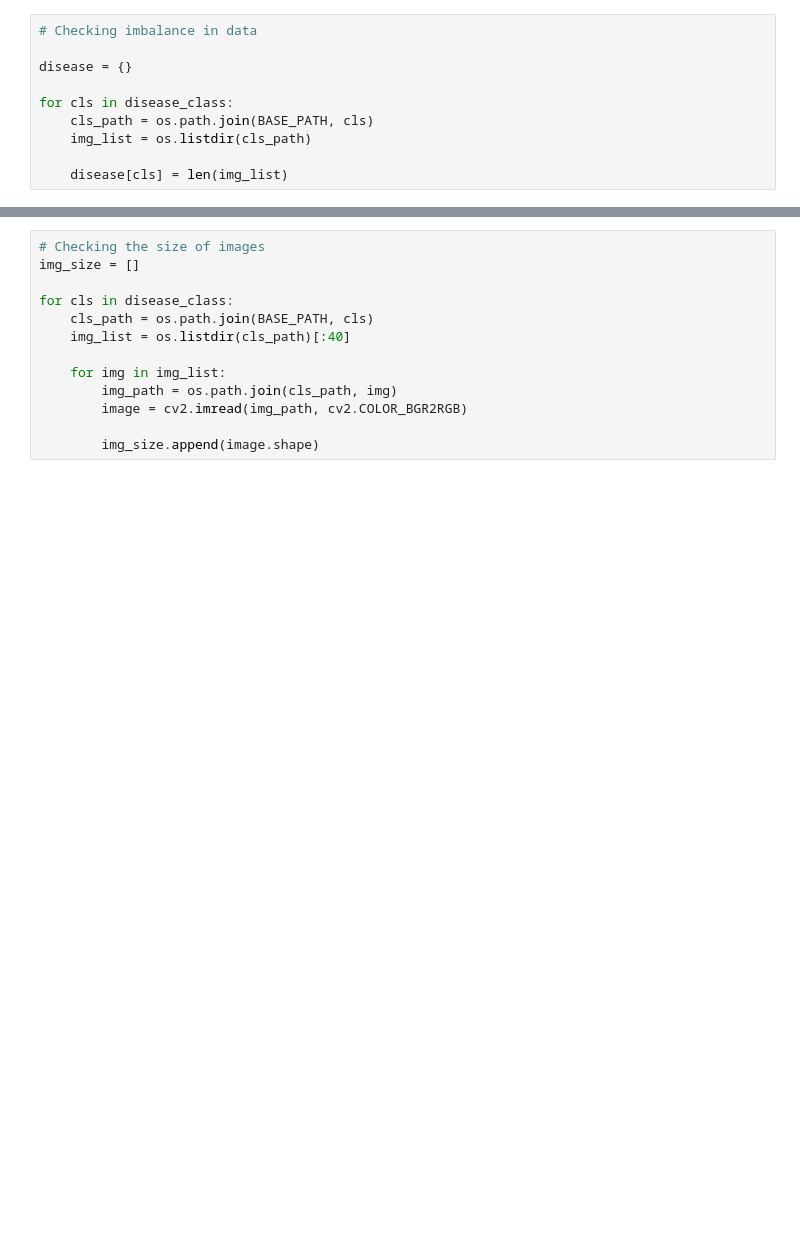
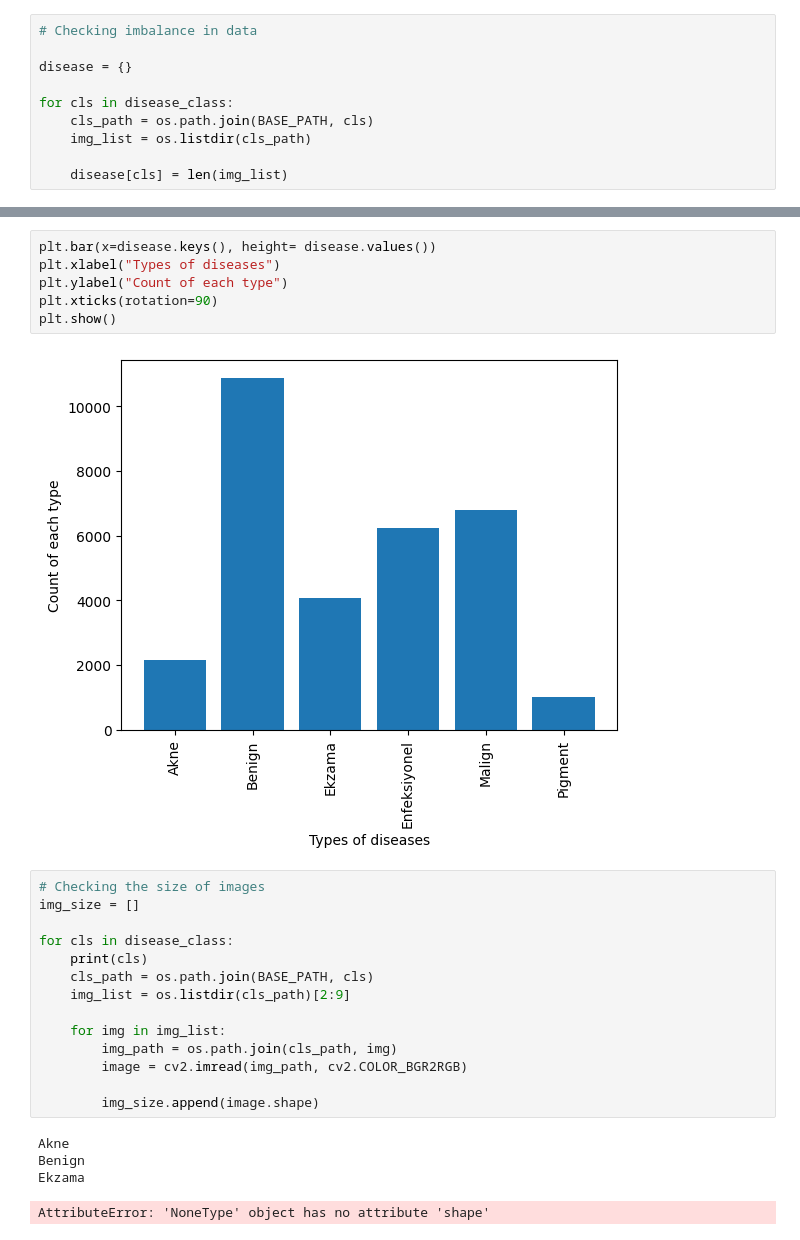
Before and after one commit to Aman-Kumar2001/skin_disease_detection, a Jupyter notebook: notebooks/data_analysis.ipynb, the cells around one changed output, grey strips where cells are left out. Saved outputs shown, nothing was run; the diff lists cells and outputs as text; blank space fills up the shorter version.

```diff
--- a/notebooks/data_analysis.ipynb
+++ b/notebooks/data_analysis.ipynb
@@ -56,16 +56,30 @@ print(disease)
+# %%
+plt.bar(x=disease.keys(), height= disease.values())
+plt.xlabel("Types of diseases")
+plt.ylabel("Count of each type")
+plt.xticks(rotation=90)
+plt.show()
+# %% [output]
+[figure, added]
 # %%
 # Checking the size of images
 img_size = []
 
 for cls in disease_class:
+    print(cls)
     cls_path = os.path.join(BASE_PATH, cls)
-    img_list = os.listdir(cls_path)[:40]
+    img_list = os.listdir(cls_path)[2:9]
 
     for img in img_list:
         img_path = os.path.join(cls_path, img)
         image = cv2.imread(img_path, cv2.COLOR_BGR2RGB)
 
         img_size.append(image.shape)
+# %% [output]
+Akne
+Benign
+Ekzama
+AttributeError: 'NoneType' object has no attribute 'shape'
 # %%
 from collections import Counter
 
```
Also changed, not shown: parts of 6 cells of this notebook, 4 other files.
